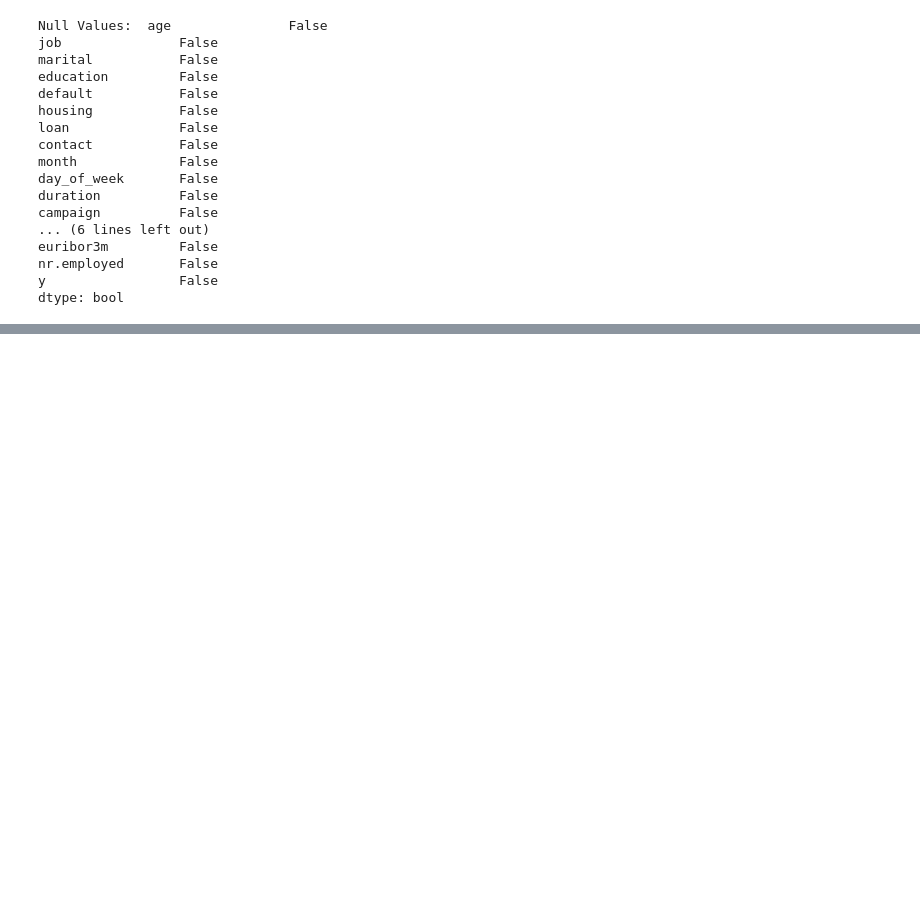
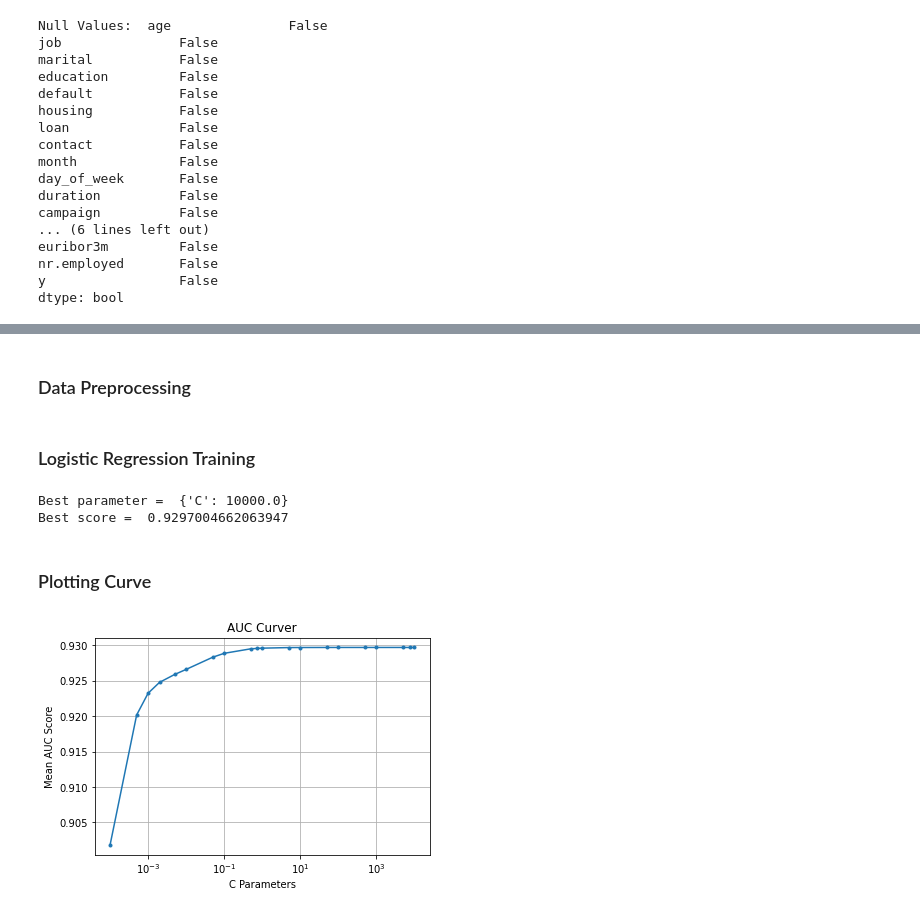
Before and after one commit to vefak/ML_Applications, a Jupyter notebook: problem1/HW1.ipynb, the cells around one changed output, grey strips where cells are left out. Cells and saved outputs as stored; diff of their text form; code cells hidden in the pictures; blank space fills up the shorter version.

```diff
--- a/problem1/HW1.ipynb
+++ b/problem1/HW1.ipynb
@@ -546,3 +558,5 @@ dtype: bool
+# %% [markdown]
+### Data Preprocessing
 # %%
 # Convert Categorical values to Numerics
 from sklearn.preprocessing import LabelEncoder
@@ -558,3 +572,43 @@ y = dataset.iloc[:, -1].values
 from sklearn.preprocessing import StandardScaler
 sc = StandardScaler()
 X = sc.fit_transform(X)
+# %% [markdown]
+### Logistic Regression Training
+# %%
+from sklearn.model_selection import RepeatedKFold
+from sklearn.linear_model import LogisticRegression
+from sklearn.model_selection import GridSearchCV
+
+#Define Cross Val method
+rkf = RepeatedKFold(n_splits=5, n_repeats=5, random_state =True)
+#Define C parameters
+params=np.array([0.0001,0.0005,0.001,0.002,0.005,0.01,0.05,0.1,0.5,0.75,1.0,5.0,10.0,50.0,100.0,500.0,1000.0,5000.0,7500.0,10000.0])
+#Using GridSearhCV again
+#Using roc_auc as scoring method. In sklearn, AUC scoring is defined as roc_auc
+
+lr = LogisticRegression()
+parameters = {'C': params}
+clf = GridSearchCV(lr, parameters, scoring='roc_auc', cv = rkf,n_jobs=-1)
+clf.fit(X, y)
+result_mean = clf.cv_results_["mean_test_score"]
+
+print("Best parameter = ",clf.best_params_)
+print("Best score = ",clf.best_score_)
+# %% [output]
+Best parameter =  {'C': 10000.0}
+Best score =  0.9297004662063947
+# %% [markdown]
+### Plotting Curve
+# %%
+from matplotlib.ticker import NullFormatter  # useful for `logit` scale
+
+plt.plot(params, result_mean,marker='.', label='Logistic')
+
+
+plt.xscale('log')
+plt.title('AUC Curver')
+plt.xlabel('C Parameters')
+plt.ylabel('Mean AUC Score')
+plt.grid(True)
+# %% [output]
+[figure, added]
```
Also changed, not shown: parts of 10 cells of this notebook, 1 other file.
